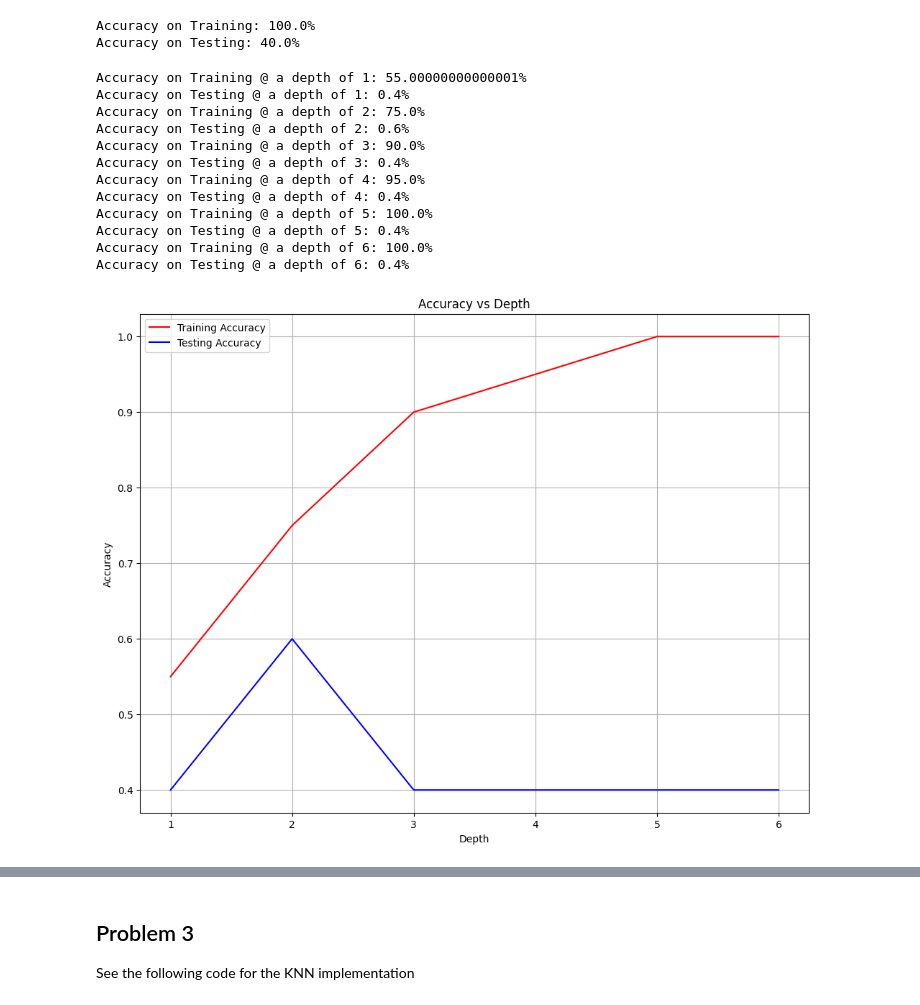
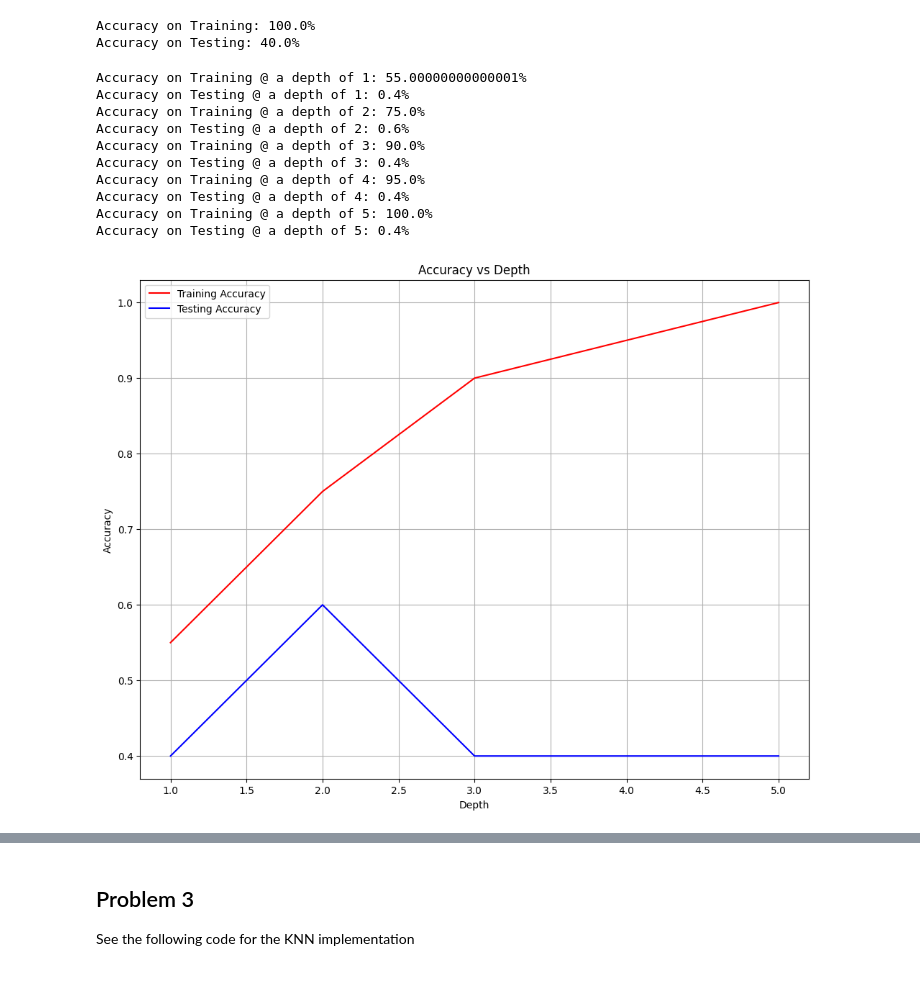
Before and after one commit to lrburle/ML_Assignment4, a Jupyter notebook: assign_4.ipynb, the cells around one changed output, grey strips where cells are left out. Drawn from its saved outputs; the diff is of its cells as text; code cells hidden in the pictures.

```diff
--- a/assign_4.ipynb
+++ b/assign_4.ipynb
@@ -208,7 +230,7 @@ Accuracy on Training: 100.0%
 Accuracy on Testing: 40.0%
 # %%
 
-depth = [1, 2, 3, 4, 5, 6]
+depth = [1, 2, 3, 4, 5]
 train_accuracy = []
 test_accuracy = []
 
@@ -220,36 +242,34 @@ for d in depth:
 
 	Y_pred = []
 	for i in range(X_test.shape[0]):
 		Y_pred.append(clf.predict(X_test.values[i].reshape(1, -1)))
 
 	test_accuracy.append(metrics.accuracy_score(Y_test.values.reshape(-1,1), Y_pred))
 
 	print(f'Accuracy on Training @ a depth of {d}: {train_accuracy[-1] * 100}%')
 	print(f'Accuracy on Testing @ a depth of {d}: {test_accuracy[-1]}%')
 
 plt.figure(figsize=[12, 9])
 plt.title("Accuracy vs Depth")
 plt.xlabel("Depth")
 plt.ylabel("Accuracy")
 plt.plot(depth, train_accuracy, 'r', label="Training Accuracy")
 plt.plot(depth, test_accuracy, 'b', label="Testing Accuracy")
 plt.legend()
 plt.grid()
 plt.show()
 # %% [output]
 Accuracy on Training @ a depth of 1: 55.00000000000001%
 Accuracy on Testing @ a depth of 1: 0.4%
 Accuracy on Training @ a depth of 2: 75.0%
 Accuracy on Testing @ a depth of 2: 0.6%
 Accuracy on Training @ a depth of 3: 90.0%
 Accuracy on Testing @ a depth of 3: 0.4%
 Accuracy on Training @ a depth of 4: 95.0%
 Accuracy on Testing @ a depth of 4: 0.4%
 Accuracy on Training @ a depth of 5: 100.0%
 Accuracy on Testing @ a depth of 5: 0.4%
-Accuracy on Training @ a depth of 6: 100.0%
-Accuracy on Testing @ a depth of 6: 0.4%
-[figure, old version]
+[figure, new version]
 # %%
 depth = 2
 train_accuracy = []
```
Also changed, not shown: parts of 8 cells of this notebook, 2 other files.
